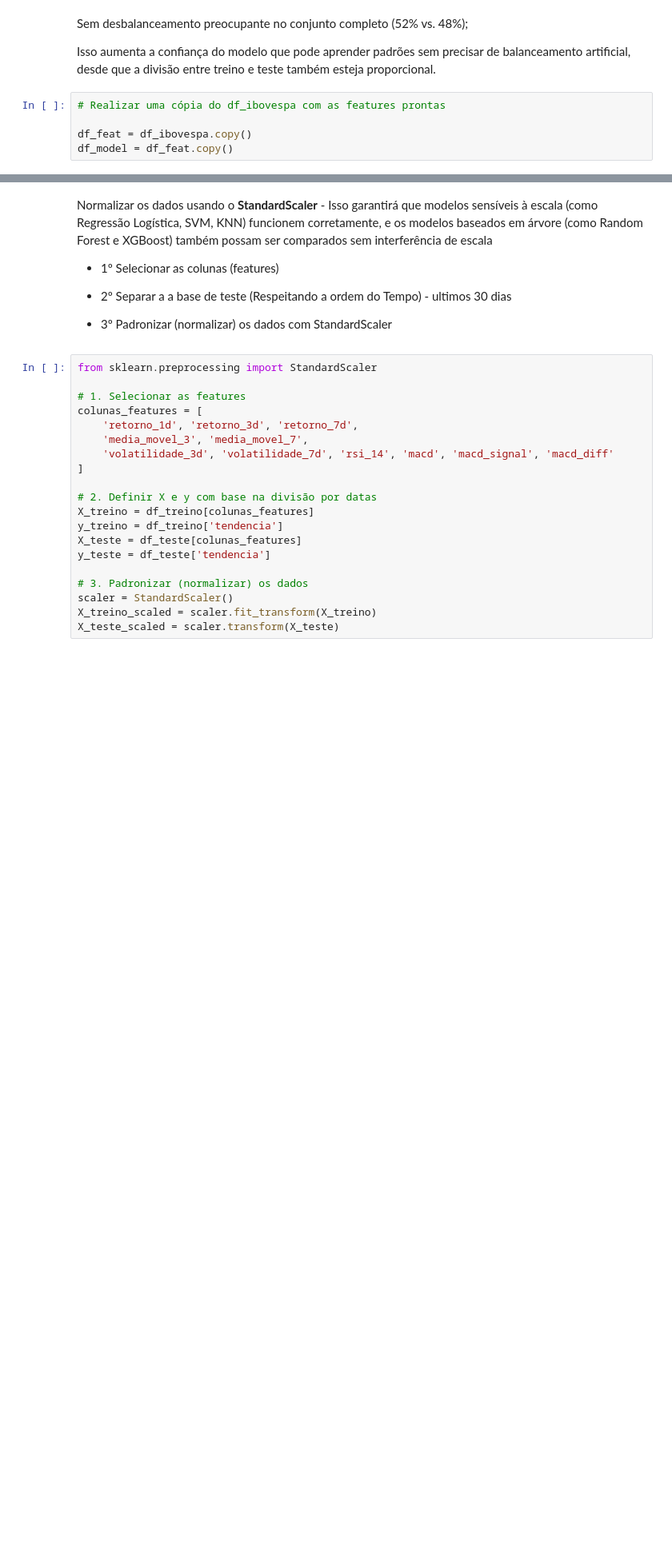
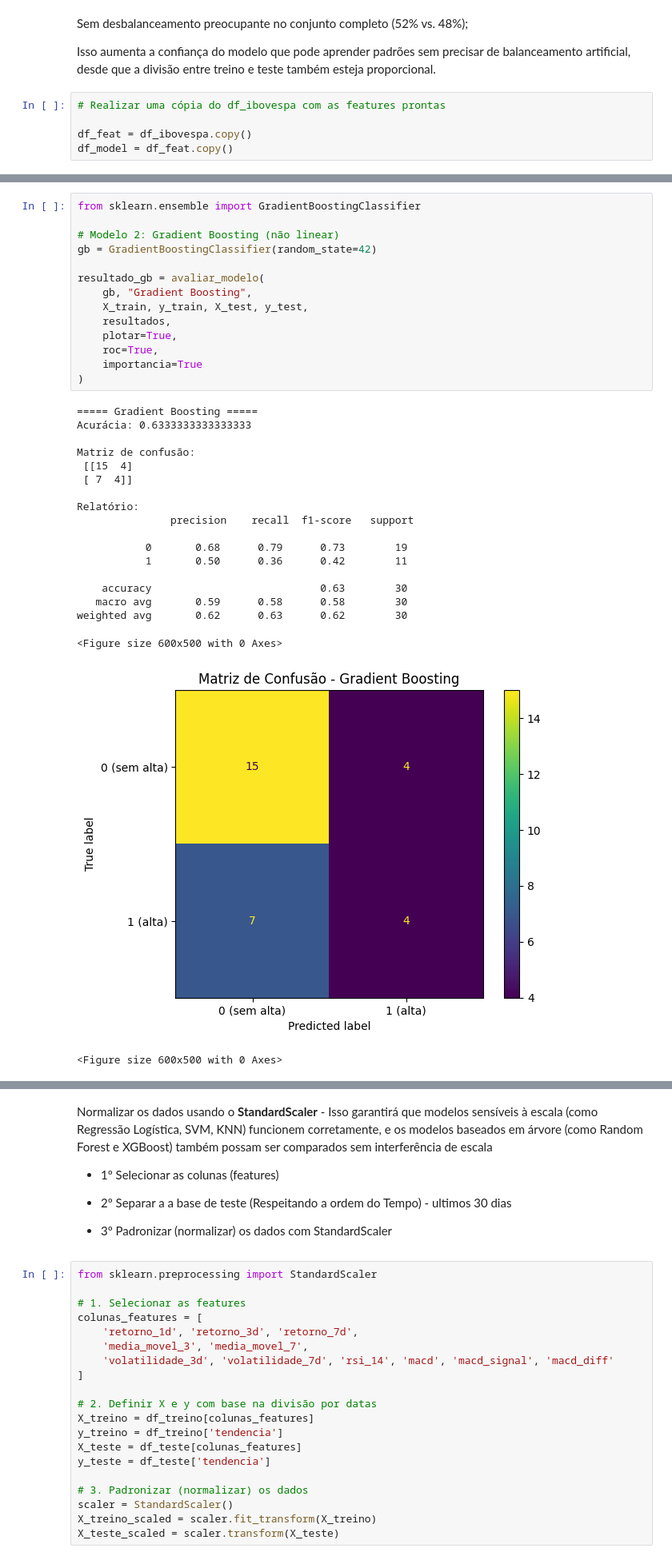
Before and after one commit to tivanello/fase2, a Jupyter notebook: notebooks/TECH_CHALLENGE_FASE_02_Eduardo_Gil_Tivanello.ipynb, the cells around one changed output, grey strips where cells are left out. Shown at 80% size. Cells and saved outputs as stored; diff of their text form; blank space fills up the shorter version.

```diff
--- a/notebooks/TECH_CHALLENGE_FASE_02_Eduardo_Gil_Tivanello.ipynb
+++ b/notebooks/TECH_CHALLENGE_FASE_02_Eduardo_Gil_Tivanello.ipynb
@@ -1020,0 +979,34 @@ Pode indicar o início ou fim de ciclos fortes
+# %%
+from sklearn.ensemble import GradientBoostingClassifier
+
+# Modelo 2: Gradient Boosting (não linear)
+gb = GradientBoostingClassifier(random_state=42)
+
+resultado_gb = avaliar_modelo(
+    gb, "Gradient Boosting",
+    X_train, y_train, X_test, y_test,
+    resultados,
+    plotar=True,
+    roc=True,
+    importancia=True
+)
+# %% [output]
+===== Gradient Boosting =====
+Acurácia: 0.6333333333333333
+
+Matriz de confusão:
+ [[15  4]
+ [ 7  4]]
+
+Relatório:
+               precision    recall  f1-score   support
+
+           0       0.68      0.79      0.73        19
+           1       0.50      0.36      0.42        11
+
+    accuracy                           0.63        30
+   macro avg       0.59      0.58      0.58        30
+weighted avg       0.62      0.63      0.62        30
+<Figure size 600x500 with 0 Axes>
+[figure, added]
+<Figure size 600x500 with 0 Axes>
```
Also changed, not shown: parts of 37 cells of this notebook.
